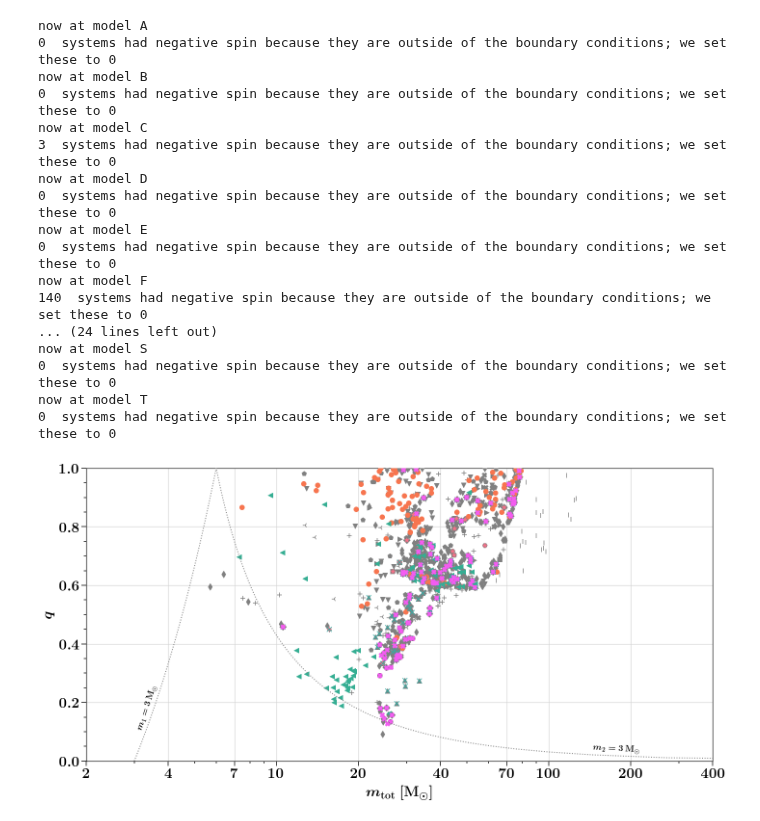
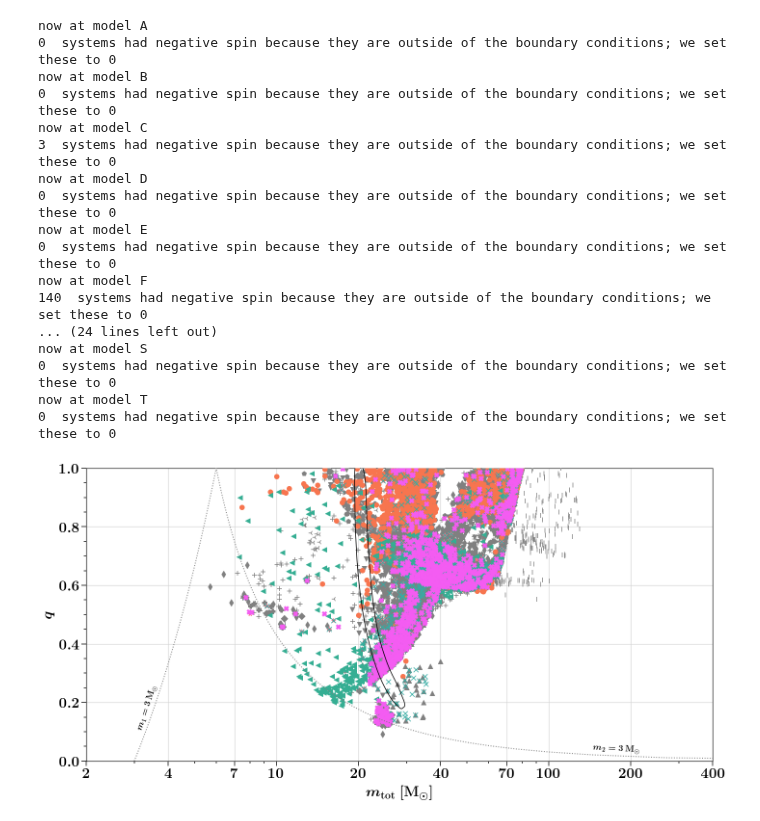
Before and after one commit to FloorBroekgaarden/MRR_Project, a Jupyter notebook: Figure_6_Discussion_Mtot_vs_q/Untitled.ipynb, the cells around one changed output. Cells and saved outputs as stored; diff of their text form; code cells hidden in the pictures.

```diff
--- a/Figure_6_Discussion_Mtot_vs_q/Untitled.ipynb
+++ b/Figure_6_Discussion_Mtot_vs_q/Untitled.ipynb
@@ -218,0 +208,35 @@ NameError: name 'pd' is not defined
+# %%
+GW_name='GW151226'
+dfCSVname= '/Users/floorbroekgaarden/Projects/GitHub/MRR_Project/dataFiles/GWTC_posterior_samples/'
+dfCSVname_ = dfCSVname + 'posteriorSamples_' + GW_name  + '.csv'
+
+
+df = pd.read_csv(dfCSVname_, index_col=0, skiprows=[1])
+mass_ratio = df['M2']/df['M1']
+total_mass = df['M2'] + df['M1']
+spin1 = df['spin1']
+spin2 = df['spin2']
+
+y_quantiles = [0.05, 0.5, 0.95]
+xvar_quantiles = weighted_quantile(values=spin1, quantiles=y_quantiles)
+print('we find for parameter spin1 the 90 and median: ')
+print(xvar_quantiles)
+
+
+print()
+
+xvar_quantiles = weighted_quantile(values=spin2, quantiles=y_quantiles)
+print('we find for parameter spin2 the 90 and median: ')
+print(xvar_quantiles)
+
+
+def plot_GW_contours(axe, xparam):
+
+
+    sns.kdeplot(x=total_mass, y=mass_ratio, levels=[0.1], zorder=11, color='k')
+
+
+
+
+sns.kdeplot(x=spin1, y=spin2,levels=[0.1, 0.5, 0.75])
+plt.show()
@@ -231,8 +262,12 @@ nameX = r'$m_{\rm{tot}} \ [\rm{M}_{\odot}]$'
 nameY = r'$q$'
 axe = layoutAxes(axe, nameX=nameX, nameY=nameY, setMinor=False, labelpad=10, fontsize=fs_l+10)
 
-# for model in ['A', 'B', 'C', 'D', 'E', 'F', 'G', 'H', 'I', 'J', 'K', 'L', 'M', 'N', 'O', 'P', 'Q', 'R', 'S', 'T']:
-for model in ['A', 'B']:
+
+plot_GW_contours(axe=axe, xparam='Mtot_vs_q')
+
+
+for model in ['A', 'B', 'C', 'D', 'E', 'F', 'G', 'H', 'I', 'J', 'K', 'L', 'M', 'N', 'O', 'P', 'Q', 'R', 'S', 'T']:
+# for model in ['A', 'B']:
     print('now at model %s'%model)
     mssfr = '112' # mssfr that matches LIGO observed rates.
 
@@ -249,34 +284,34 @@ axe.set_ylim(0, 1)
 plot_3Msun_lines(axes=axe, xlim=[2,400])
 
 
 
 
 
 plt.tight_layout()
 plt.subplots_adjust(wspace=0, hspace=0)#2)
 
 fig.tight_layout()
 plt.savefig('./Mtot_vs_q_all_models.png', transparent=False, bbox_inches="tight", dpi=300)
 plt.show()
 # %% [output]
 now at model A
 0  systems had negative spin because they are outside of the boundary conditions; we set these to 0
 now at model B
 0  systems had negative spin because they are outside of the boundary conditions; we set these to 0
 now at model C
 3  systems had negative spin because they are outside of the boundary conditions; we set these to 0
 now at model D
 0  systems had negative spin because they are outside of the boundary conditions; we set these to 0
 now at model E
 0  systems had negative spin because they are outside of the boundary conditions; we set these to 0
 now at model F
 140  systems had negative spin because they are outside of the boundary conditions; we set these to 0
 ... (24 lines left out)
 now at model S
 0  systems had negative spin because they are outside of the boundary conditions; we set these to 0
 now at model T
 0  systems had negative spin because they are outside of the boundary conditions; we set these to 0
-[figure, old version]
+[figure, new version]
 # %%
 import numpy as np
 import matplotlib
```
Also changed, not shown: parts of 16 cells of this notebook, 5 other files.
